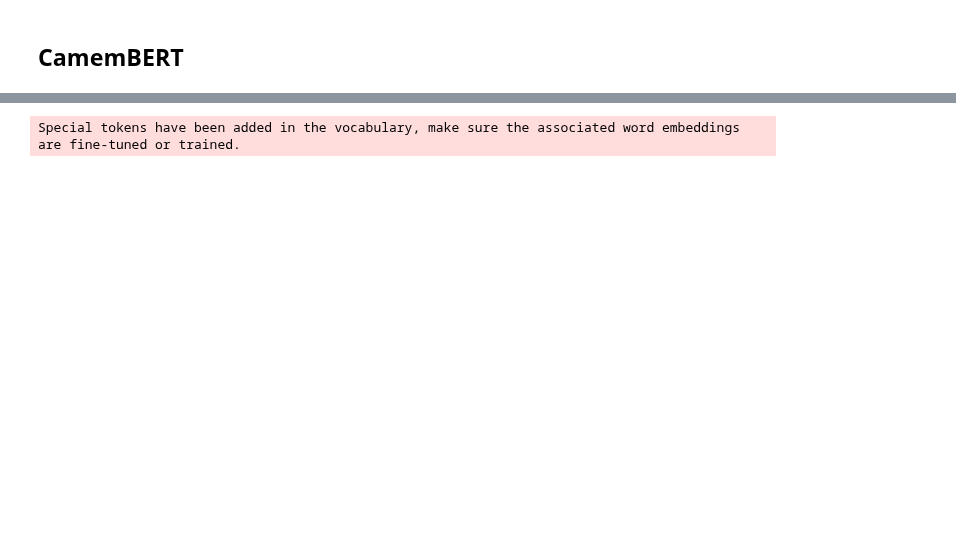
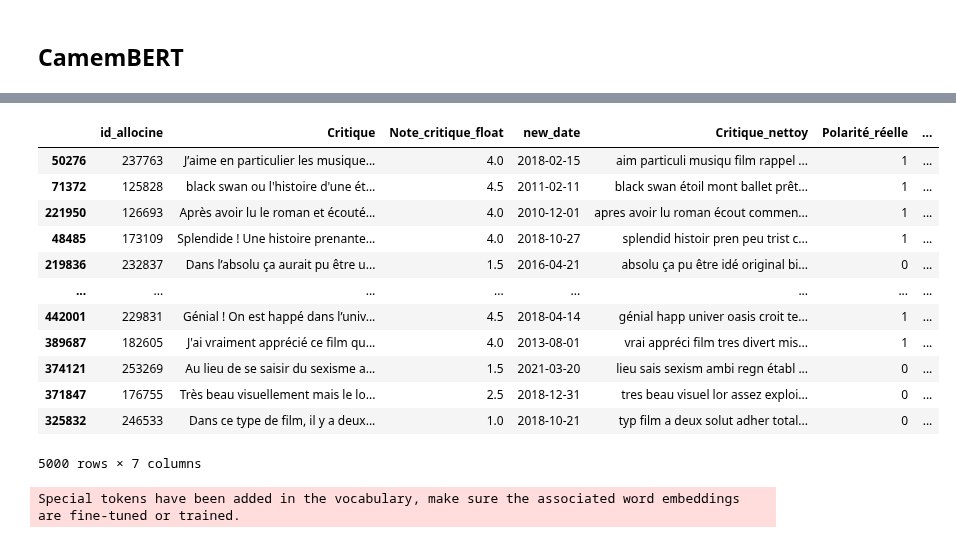
Before and after one commit to mass2330/python_ds_film, a Jupyter notebook: notebook_final.ipynb, the cells around one changed output, grey strips where cells are left out. Saved outputs shown, nothing was run; the diff lists cells and outputs as text; code cells hidden in the pictures; blank space fills up the shorter version.

```diff
--- a/notebook_final.ipynb
+++ b/notebook_final.ipynb
@@ -1384,3 +1428,19 @@ df_critiques
+# %%
+df_critiques_mod
+# %% [output]
+|  | id_allocine | Critique | Note_critique_float | new_date | Critique_nettoy | Polarité_réelle | ... |
+| 50276 | 237763 | J’aime en particulier les musique... | 4.0 | 2018-02-15 | aim particuli musiqu film rappel ... | 1 | ... |
+| 71372 | 125828 | black swan ou l'histoire d'une ét... | 4.5 | 2011-02-11 | black swan étoil mont ballet prêt... | 1 | ... |
+| 221950 | 126693 | Après avoir lu le roman et écouté... | 4.0 | 2010-12-01 | apres avoir lu roman écout commen... | 1 | ... |
+| 48485 | 173109 | Splendide ! Une histoire prenante... | 4.0 | 2018-10-27 | splendid histoir pren peu trist c... | 1 | ... |
+| 219836 | 232837 | Dans l’absolu ça aurait pu être u... | 1.5 | 2016-04-21 | absolu ça pu être idé original bi... | 0 | ... |
+| ... | ... | ... | ... | ... | ... | ... | ... |
+| 442001 | 229831 | Génial ! On est happé dans l’univ... | 4.5 | 2018-04-14 | génial happ univer oasis croit te... | 1 | ... |
+| 389687 | 182605 | J'ai vraiment apprécié ce film qu... | 4.0 | 2013-08-01 | vrai appréci film tres divert mis... | 1 | ... |
+| 374121 | 253269 | Au lieu de se saisir du sexisme a... | 1.5 | 2021-03-20 | lieu sais sexism ambi regn établ ... | 0 | ... |
+| 371847 | 176755 | Très beau visuellement mais le lo... | 2.5 | 2018-12-31 | tres beau visuel lor assez exploi... | 0 | ... |
+| 325832 | 246533 | Dans ce type de film, il y a deux... | 1.0 | 2018-10-21 | typ film a deux solut adher total... | 0 | ... |
+5000 rows × 7 columns
 # %%
 critique = df_critiques['Critique'].values.tolist()
 polarite = df_critiques['Polarité_réelle'].values.tolist()
```
Also changed, not shown: parts of 12 cells of this notebook.
